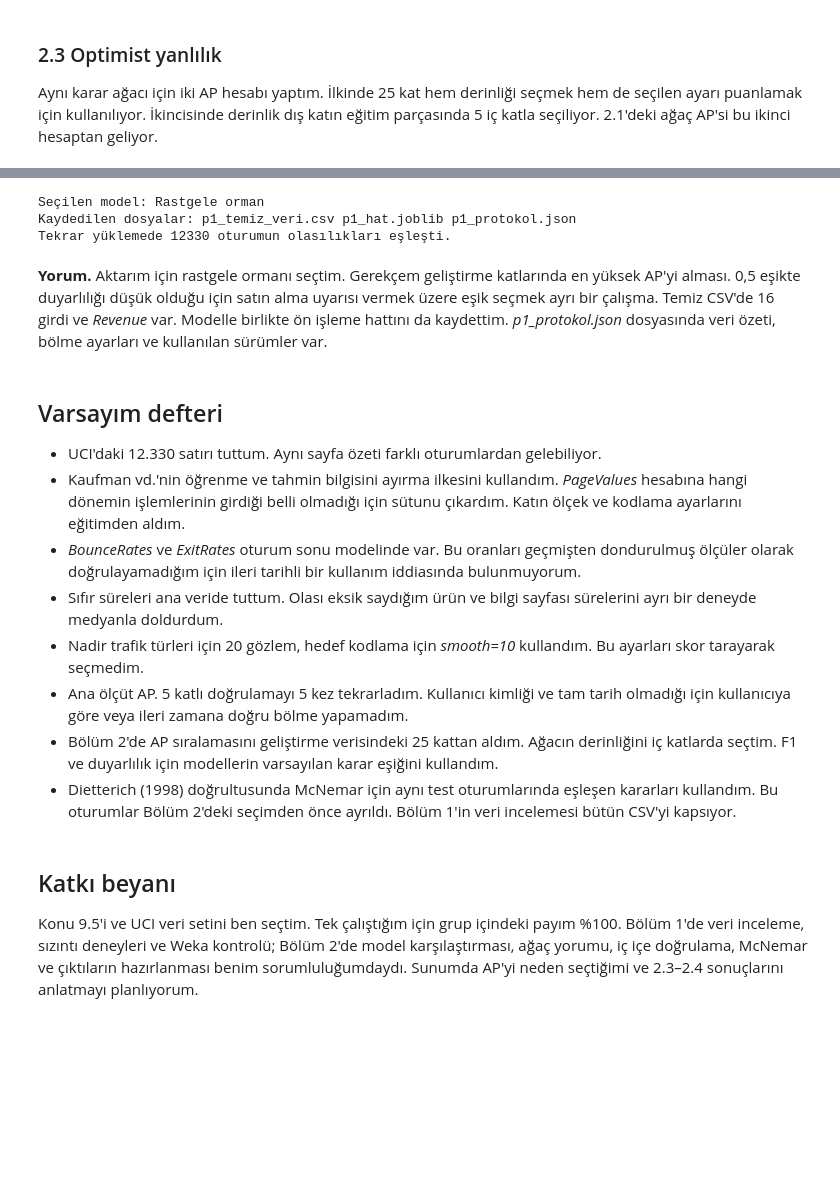
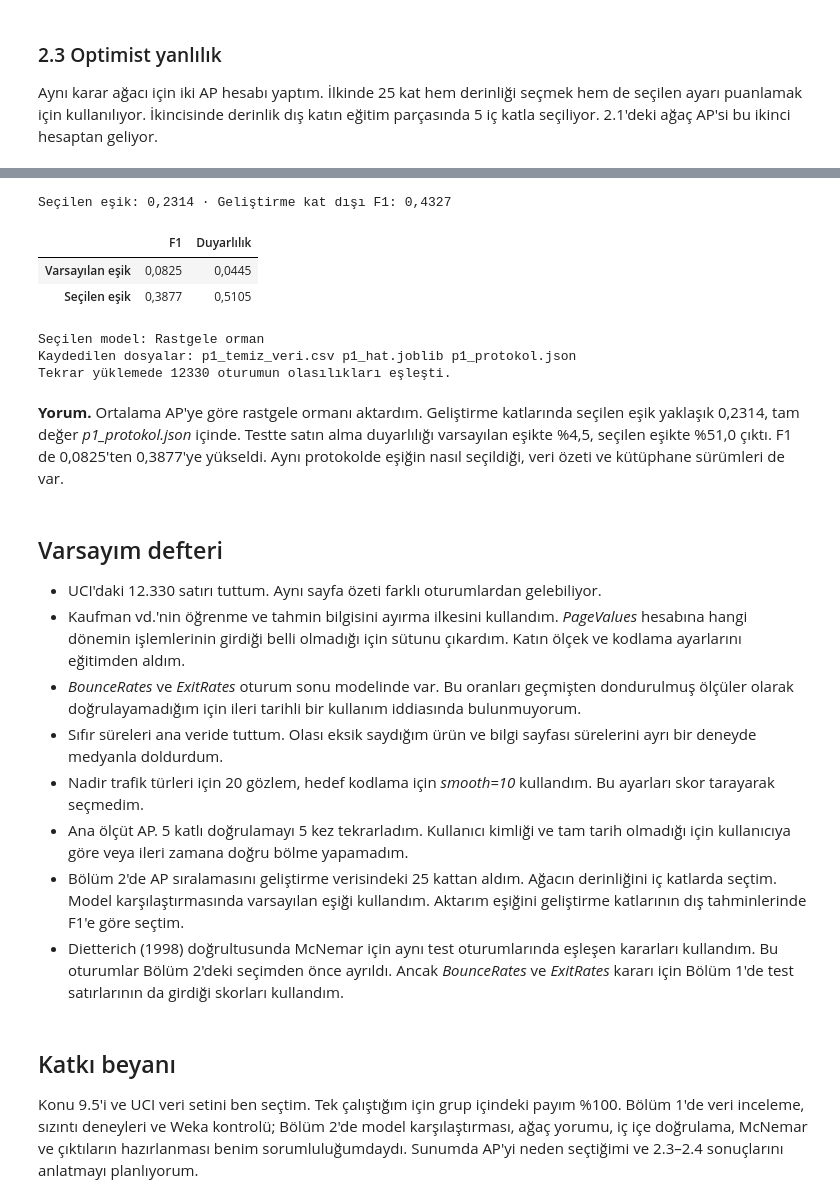
Before and after one commit to EmircanDemirTR/bil545-online-alisveris, a Jupyter notebook: proje1/BIL545_Proje1_EmircanDemir.ipynb, the cells around one changed output, grey strips where cells are left out. Saved outputs shown, nothing was run; the diff lists cells and outputs as text; code cells hidden in the pictures; blank space fills up the shorter version.

```diff
--- a/proje1/BIL545_Proje1_EmircanDemir.ipynb
+++ b/proje1/BIL545_Proje1_EmircanDemir.ipynb
@@ -986,10 +1083,32 @@ Modeli 25 geliştirme katındaki ortalama AP'ye göre seçtim. Aktarılacak hatt
 # %%
 import json
+
+from sklearn.metrics import precision_recall_curve
+from sklearn.model_selection import cross_val_predict
 
 winner = first
 winner_pipeline = fitted[winner]
 with threadpoolctl.threadpool_limits(limits=2):
+    oof = cross_val_predict(
+        models[winner], X_dev, y_dev, cv=dev_splits[:5], method="predict_proba"
+    )[:, 1]
+    test_probability = winner_pipeline.predict_proba(X_test)[:, 1]
+    default_prediction = winner_pipeline.predict(X_test)
     final_pipeline = clone(winner_pipeline).fit(X, y)
+
+precision, recall, thresholds = precision_recall_curve(y_dev, oof)
+numerator = 2 * precision[:-1] * recall[:-1]
+denominator = precision[:-1] + recall[:-1]
+f1 = np.divide(numerator, denominator, out=np.zeros_like(numerator), where=denominator > 0)
+threshold = float(thresholds[np.argmax(f1)])
+print(f"Seçilen eşik: {threshold:.4f} · Geliştirme kat dışı F1: {f1.max():.4f}".replace(".", ","))
+
+test_decisions = {"Varsayılan eşik": default_prediction, "Seçilen eşik": test_probability >= threshold}
+threshold_report = pd.DataFrame({
+    name: {"F1": f1_score(y_test, labels), "Duyarlılık": recall_score(y_test, labels)}
+    for name, labels in test_decisions.items()
+}).T
+display(threshold_report.style.format("{:.4f}", decimal=","))
 
 output_dir = Path("p1_ciktilar")
 output_dir.mkdir(exist_ok=True)
@@ -1001,39 +1120,46 @@ joblib.dump(final_pipeline, model_path, compress=3)
 protocol = {
     "model": winner,
     "model_ayarlari": final_pipeline["model"].get_params(),
     "seed": SEED,
     "ana_olcut": "average_precision",
+    "karar_esigi": threshold,
+    "esik_kurali": "predict_proba[:, 1] >= karar_esigi",
+    "esik_secimi": {"olcut": "f1", "veri": "gelistirme", "kat": 5, "tekrar": 1},
     "gelistirme": {"kat": 5, "tekrar": 5, "test_orani": 0.20},
     "agac_ic_kat": 5,
     "ozellikler": X.columns.tolist(),
     "hedef": target,
     "girdi_sha256": hashlib.sha256(csv_bytes).hexdigest(),
     "python": sys.version.split()[0],
     "surumler": {
         lib.__name__: lib.__version__ for lib in (np, pd, scipy, sklearn, joblib, threadpoolctl)
     },
 }
 (output_dir / "p1_protokol.json").write_text(
     json.dumps(protocol, ensure_ascii=False, indent=2) + "\n", encoding="utf-8"
 )
 
-loaded_data = pd.read_csv(csv_path)
+loaded_data = pd.read_csv(csv_path, float_precision="round_trip")
 loaded_model = joblib.load(model_path)
 assert loaded_data.columns.tolist() == [*X.columns, target]
 np.testing.assert_array_equal(loaded_data[target], y)
 with threadpoolctl.threadpool_limits(limits=2):
     np.testing.assert_allclose(
         loaded_model.predict_proba(loaded_data[X.columns]), final_pipeline.predict_proba(X)
     )
 print("Seçilen model:", winner)
 print("Kaydedilen dosyalar:", csv_path.name, model_path.name, "p1_protokol.json")
 print(f"Tekrar yüklemede {len(y)} oturumun olasılıkları eşleşti.")
 # %% [output]
-Seçilen model: Rastgele orman
-Kaydedilen dosyalar: p1_temiz_veri.csv p1_hat.joblib p1_protokol.json
-Tekrar yüklemede 12330 oturumun olasılıkları eşleşti.
+Seçilen eşik: 0,2314 · Geliştirme kat dışı F1: 0,4327
+|  | F1 | Duyarlılık |
+| Varsayılan eşik | 0,0825 | 0,0445 |
+| Seçilen eşik | 0,3877 | 0,5105 |
+Seçilen model: Rastgele orman
+Kaydedilen dosyalar: p1_temiz_veri.csv p1_hat.joblib p1_protokol.json
+Tekrar yüklemede 12330 oturumun olasılıkları eşleşti.
 # %% [markdown]
-**Yorum.** Aktarım için rastgele ormanı seçtim. Gerekçem geliştirme katlarında en yüksek AP'yi alması. 0,5 eşikte duyarlılığı düşük olduğu için satın alma uyarısı vermek üzere eşik seçmek ayrı bir çalışma. Temiz CSV'de 16 girdi ve *Revenue* var. Modelle birlikte ön işleme hattını da kaydettim. *p1_protokol.json* dosyasında veri özeti, bölme ayarları ve kullanılan sürümler var.
+**Yorum.** Ortalama AP'ye göre rastgele ormanı aktardım. Geliştirme katlarında seçilen eşik yaklaşık 0,2314, tam değer *p1_protokol.json* içinde. Testte satın alma duyarlılığı varsayılan eşikte %4,5, seçilen eşikte %51,0 çıktı. F1 de 0,0825'ten 0,3877'ye yükseldi. Aynı protokolde eşiğin nasıl seçildiği, veri özeti ve kütüphane sürümleri de var.
 # %% [markdown]
 ## Varsayım defteri
 
@@ -1043,8 +1169,8 @@ Tekrar yüklemede 12330 oturumun olasılıkları eşleşti.
 - Sıfır süreleri ana veride tuttum. Olası eksik saydığım ürün ve bilgi sayfası sürelerini ayrı bir deneyde medyanla doldurdum.
 - Nadir trafik türleri için 20 gözlem, hedef kodlama için *smooth=10* kullandım. Bu ayarları skor tarayarak seçmedim.
 - Ana ölçüt AP. 5 katlı doğrulamayı 5 kez tekrarladım. Kullanıcı kimliği ve tam tarih olmadığı için kullanıcıya göre veya ileri zamana doğru bölme yapamadım.
-- Bölüm 2'de AP sıralamasını geliştirme verisindeki 25 kattan aldım. Ağacın derinliğini iç katlarda seçtim. F1 ve duyarlılık için modellerin varsayılan karar eşiğini kullandım.
-- Dietterich (1998) doğrultusunda McNemar için aynı test oturumlarında eşleşen kararları kullandım. Bu oturumlar Bölüm 2'deki seçimden önce ayrıldı. Bölüm 1'in veri incelemesi bütün CSV'yi kapsıyor.
+- Bölüm 2'de AP sıralamasını geliştirme verisindeki 25 kattan aldım. Ağacın derinliğini iç katlarda seçtim. Model karşılaştırmasında varsayılan eşiği kullandım. Aktarım eşiğini geliştirme katlarının dış tahminlerinde F1'e göre seçtim.
+- Dietterich (1998) doğrultusunda McNemar için aynı test oturumlarında eşleşen kararları kullandım. Bu oturumlar Bölüm 2'deki seçimden önce ayrıldı. Ancak *BounceRates* ve *ExitRates* kararı için Bölüm 1'de test satırlarının da girdiği skorları kullandım.
 # %% [markdown]
 ## Katkı beyanı
 
```
Also changed, not shown: parts of 15 cells of this notebook, 1 other file.
